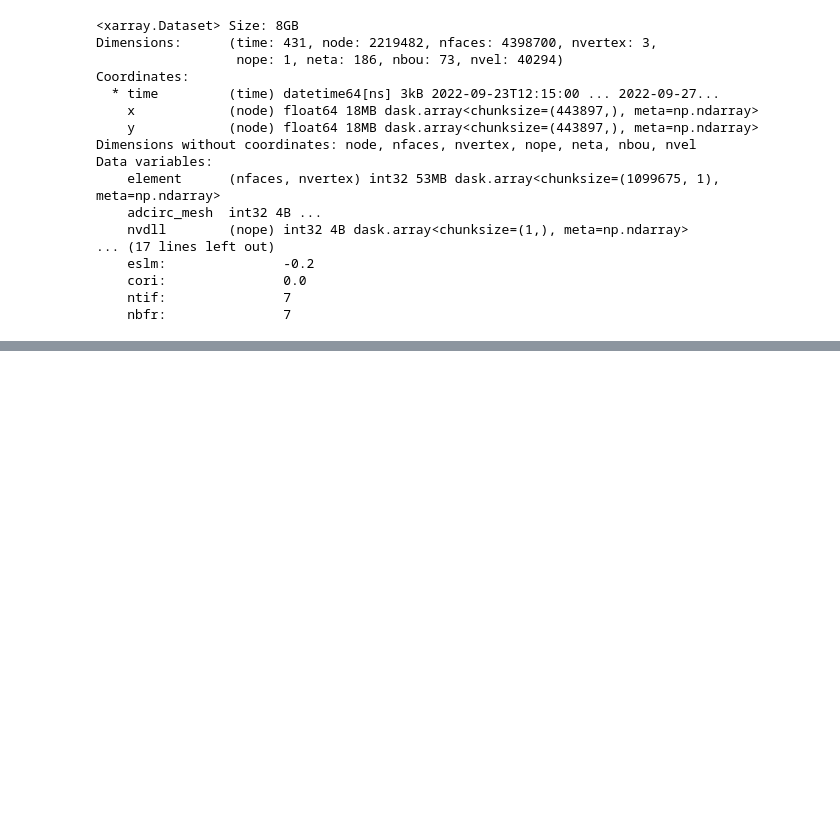
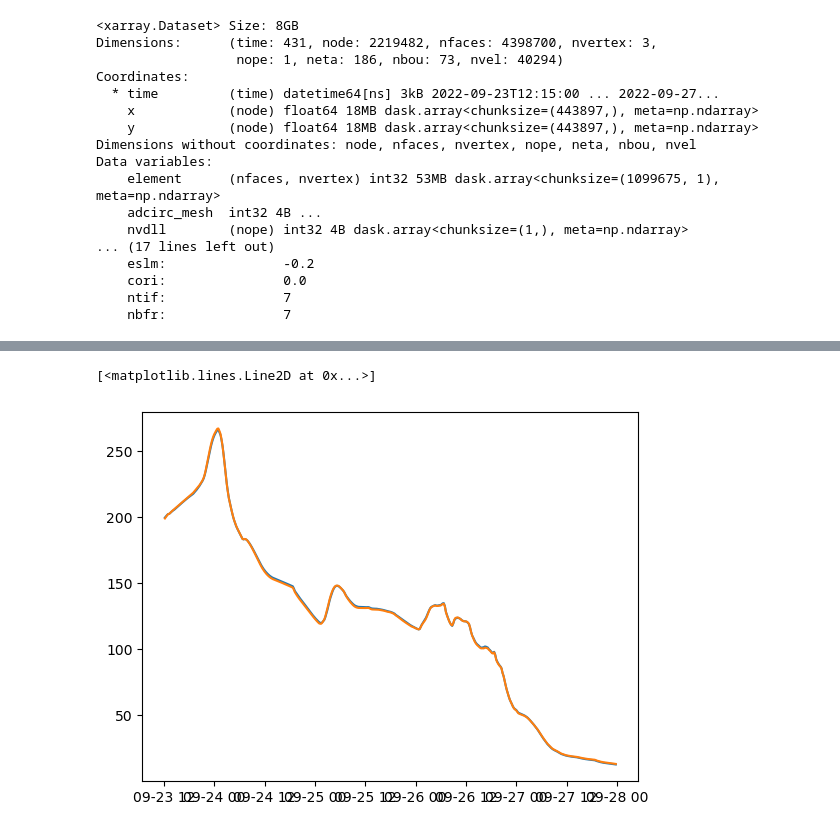
Before and after one commit to csherwood-usgs/NOPP_comparison, a Jupyter notebook: extract_adcirc_bulk_on_contour.ipynb, the cells around one changed output, grey strips where cells are left out. Cells and saved outputs as stored; diff of their text form; code cells hidden in the pictures; blank space fills up the shorter version.

```diff
--- a/extract_adcirc_bulk_on_contour.ipynb
+++ b/extract_adcirc_bulk_on_contour.ipynb
@@ -121,0 +135,21 @@ depth_sub = ds['depth'].isel(node=xr.DataArray(v_flat, dims=(("ptv",))) )
+# %%
+# Calculate Eflux at the vertices
+Eflux_tpc = calc_Eflux( Hs_tpc, Tps_tpc, depth_pc )
+# Use barycentric weights
+Eflux_tp = (Eflux_tpc * w_da).sum(dim="corner") # (time, point)
+Eflux_rms = (((Eflux_tpc - Eflux_tp)**2 * w_da).sum("corner"))**0.5
+xDir_tp = (xDir_tpc * w_da).sum(dim="corner")
+yDir_tp = (yDir_tpc * w_da).sum(dim="corner")
+# magnitude of directional components will be smaller...need to normalize
+R, _ = pcoord( xDir_tp, yDir_tp )
+eps = 1e-12
+x_unit = xDir_tp.where(R > eps, 0.0) / xr.where(R > eps, R, 1.0)
+y_unit = yDir_tp.where(R > eps, 0.0) / xr.where(R > eps, R, 1.0)
+_, Dir_tp = pcoord( x_unit, y_unit )
+# assert np.allclose( np.sqrt( x_unit**2 + y_unit**2 ), 1.0, atol=1e-4)
+
+# Measure of directional spread around the triangle
+# Circular resultant length R: 1 = perfectly aligned; 0 = uniformly spread
+# Circular variance V = 1 - R ; Circular std (Fisher) ~ sqrt(-2 ln R) for R in (0,1]
+circ_var = 1.0 - R
+circ_std = xr.where((R > 0) & (R <= 1), np.sqrt(-2.0*np.log(R)), np.nan)
@@ -121,0 +161,6 @@ depth_sub = ds['depth'].isel(node=xr.DataArray(v_flat, dims=(("ptv",))) )
+# %%
+plt.plot(adcirc_time, Dir_tpc[:,320,0])
+plt.plot(adcirc_time, Dir_tp[:,320])
+# %% [output]
+[<matplotlib.lines.Line2D at 0x...>]
+[figure, added]
```
Also changed, not shown: parts of 13 cells of this notebook, 2 other files.
